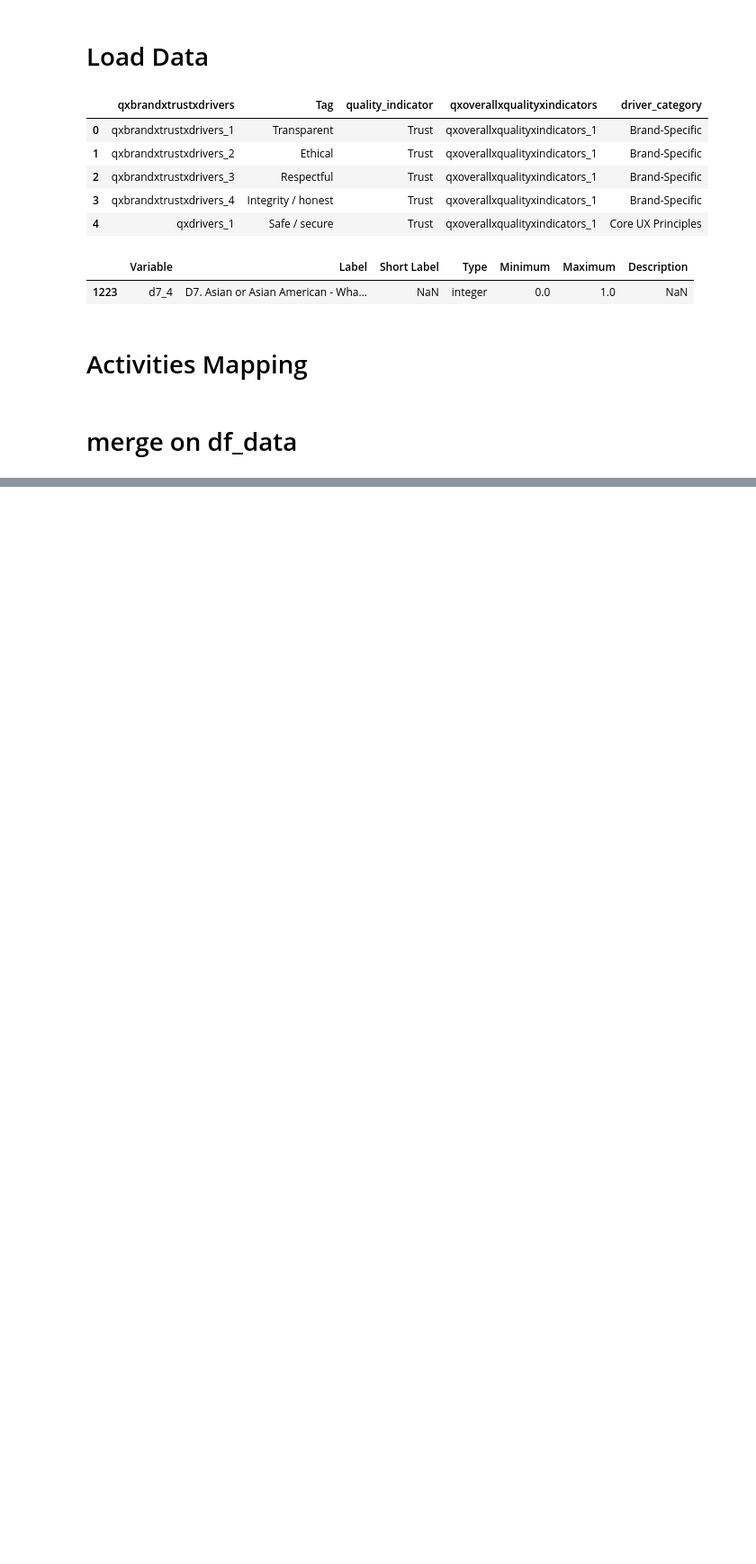
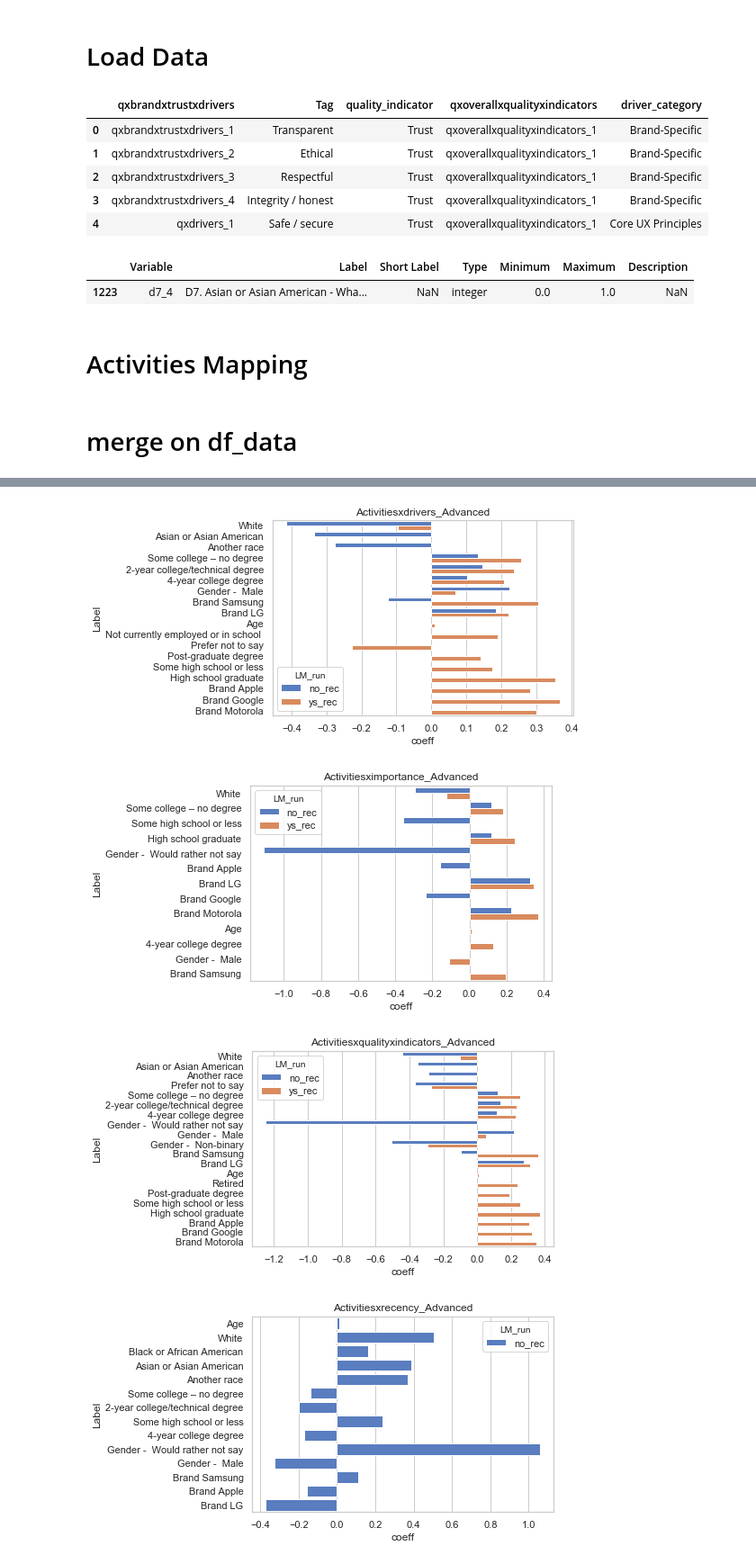
Before and after one commit to liouviaglou/UXi, a Jupyter notebook: notebooks/supervised_1.ipynb, the cells around one changed output, grey strips where cells are left out. Shown at 90% size. Saved outputs shown, nothing was run; the diff lists cells and outputs as text; code cells hidden in the pictures; blank space fills up the shorter version.

Commit message:
added visualizations to lin reg jupyter notebook, cleaned up code

```diff
--- a/notebooks/supervised_1.ipynb
+++ b/notebooks/supervised_1.ipynb
@@ -611,0 +224,2 @@ sns.distplot(df_data.UX_Loyalty)
+# %%
+df_data = pd.read_csv("../data/input/data_engineering/df_data.csv")
@@ -611,0 +428,32 @@ sns.distplot(df_data.UX_Loyalty)
+# %%
+# add activities_recency_pc1 col to df_data
+df_data['activitiesxrecency_PC1'] = df_data_PC1['activitiesxrecency_PC1']
+# %%
+ohdict = {'qxcurrentxos' :  None, 'd4' :  None, 'd1' : None, 'qxcurrentxmodel': None, 'hbrand' : None,
+          'hmodelquota' : None, 'hmodelquota_reordered' : None,'Empowered_Customer_Groups' : None}
+
+
+varlist_X = ['d1',  # gender
+             'd2',  # age
+             'hbrand', # device brand
+             'd3_1', 'd3_2',    'd3_3',    'd3_4',    # employment
+             'd4', # education
+             'd6',    # hispanic
+             'd7_1', 'd7_2',    'd7_3',    'd7_4',    'd7_5',    'd7_97',    'd7_99', # race
+             'activitiesxrecency_PC1'
+            ]
+
+X, df_varmap = dataprep_X (df_data, df_varmap, df_valmap, varlist_X,
+                       ohdict=ohdict)
+
+like_str = 'Activitiesx'
+var_y_list = df_data.filter(like=like_str, axis=1).columns.values
+var_y_list = [y for y in var_y_list if 'xrecency' not in y] # remove predictor from response list
+print(var_y_list)
+print()
+tp_list_FEadv2, df_lmresults_FEadv2 = OLS_loop (var_y_list, ohdict, X, df_data, df_varmap)
+
+print (tp_list_FEadv2)
+print()
+
+df_lmresults_FEadv2.head()
@@ -611,0 +521,14 @@ sns.distplot(df_data.UX_Loyalty)
+# %%
+MSTR_lmresults_FEadv = pd.concat([df_lmresults_FEadv, df_lmresults_FEadv2],
+          keys=['no_rec', 'ys_rec'], names=['LM_run', 'Row_ID']).reset_index()
+# %%
+for i, var in enumerate(np.unique(MSTR_lmresults_FEadv[MSTR_lmresults_FEadv.var_y.str.contains('Advanced')].var_y)):
+    plt.figure(i)
+    sns.barplot(y="Label", x="coeff", hue="LM_run",
+                     data=MSTR_lmresults_FEadv[MSTR_lmresults_FEadv.var_y==var],
+                    palette="muted").set_title(var)
+# %% [output]
+[figure, added]
+[figure, added]
+[figure, added]
+[figure, added]
```
Also changed, not shown: parts of 75 cells of this notebook, 1 other file.
